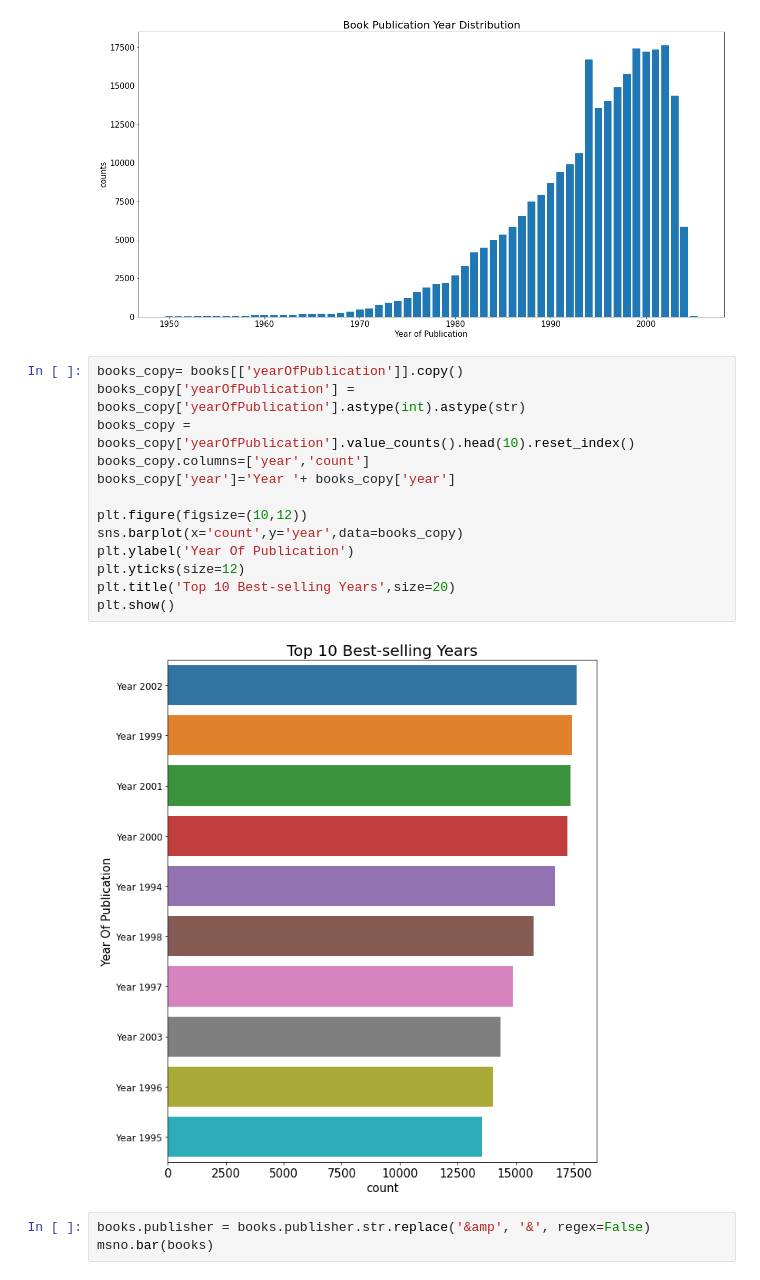
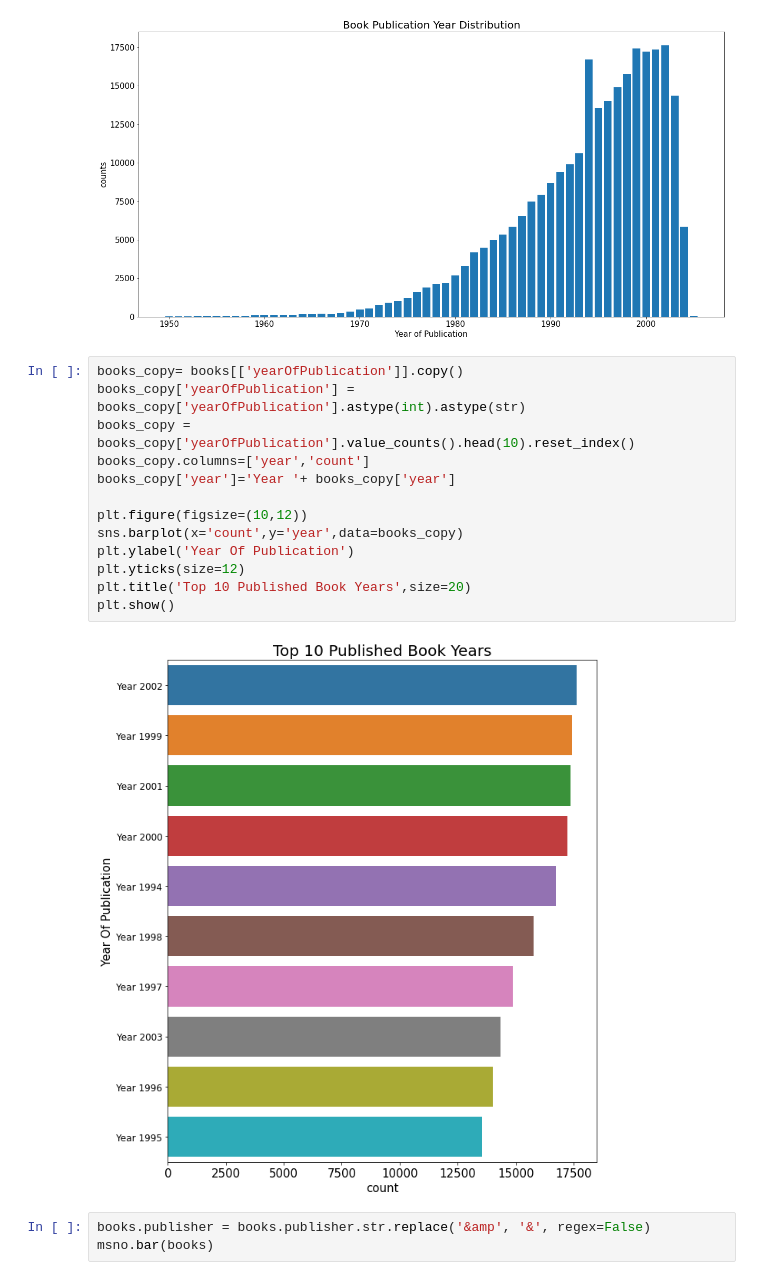
Before and after one commit to mohsenMahmoodzadeh/book-crossing-recommender-system, a Jupyter notebook: Data_Preprocessing.ipynb, the cells around one changed output. Drawn from its saved outputs; the diff is of its cells as text.

```diff
--- a/Data_Preprocessing.ipynb
+++ b/Data_Preprocessing.ipynb
@@ -178,18 +178,18 @@ plt.show()
 # %%
 books_copy= books[['yearOfPublication']].copy()
 books_copy['yearOfPublication'] = books_copy['yearOfPublication'].astype(int).astype(str)
 books_copy = books_copy['yearOfPublication'].value_counts().head(10).reset_index()
 books_copy.columns=['year','count']
 books_copy['year']='Year '+ books_copy['year']
 
 plt.figure(figsize=(10,12))
 sns.barplot(x='count',y='year',data=books_copy)
 plt.ylabel('Year Of Publication')
 plt.yticks(size=12)
-plt.title('Top 10 Best-selling Years',size=20)
+plt.title('Top 10 Published Book Years',size=20)
 plt.show()
 # %% [output]
-[figure, old version]
+[figure, new version]
 # %%
 books.publisher = books.publisher.str.replace('&amp', '&', regex=False)
 msno.bar(books)
```
Also changed, not shown: parts of 7 cells of this notebook.
